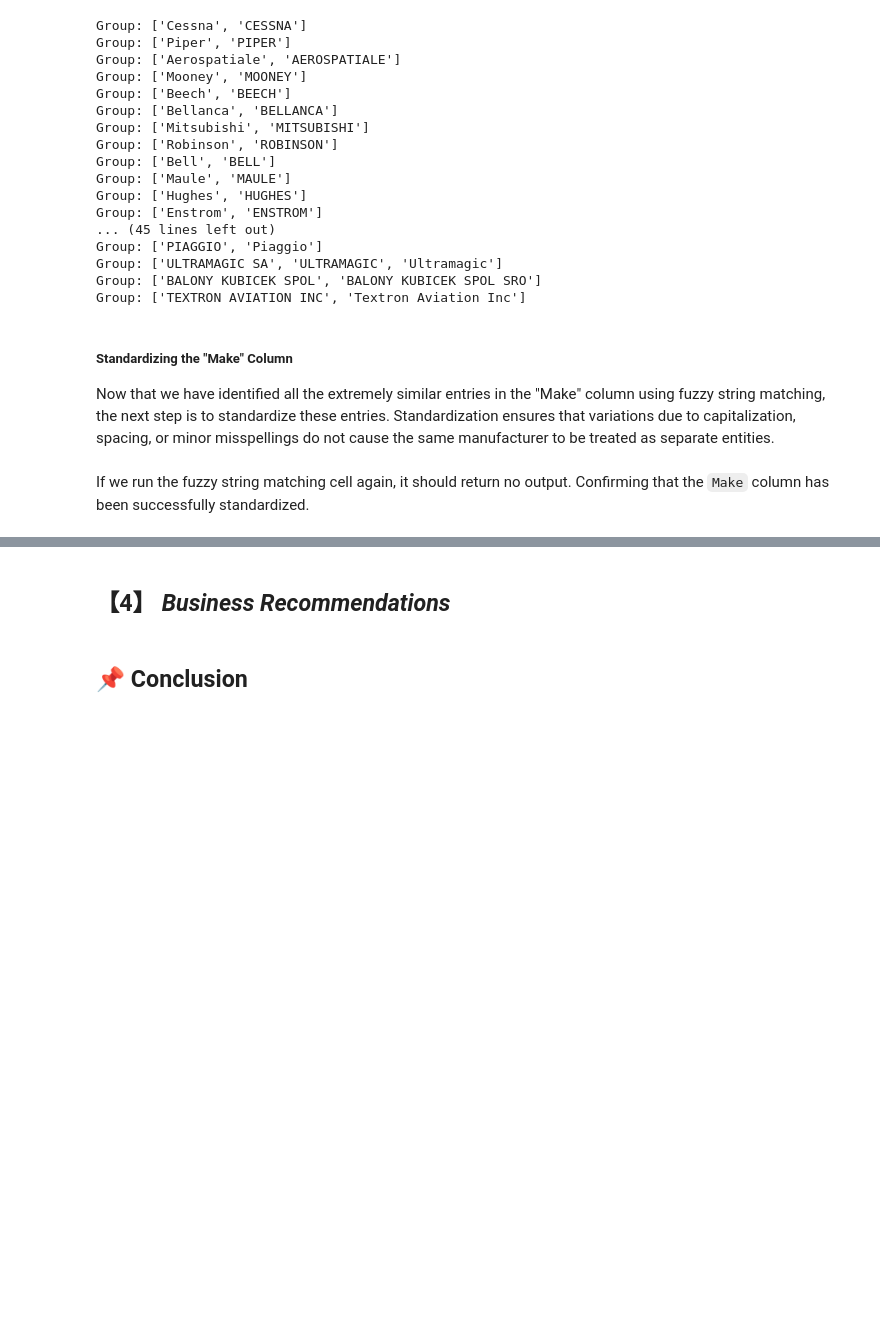
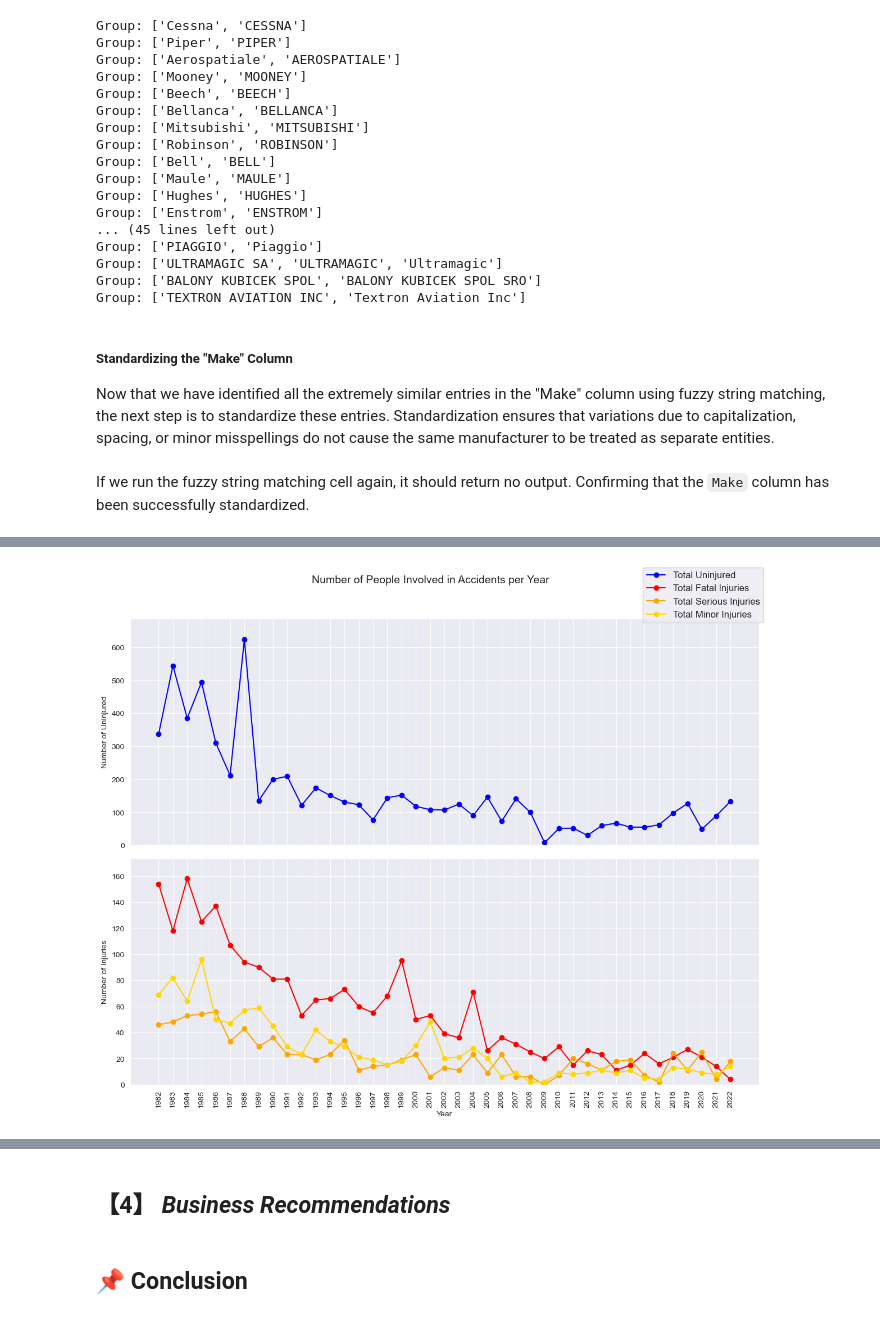
Before and after one commit to Tdoggie/phase-1-project, a Jupyter notebook: index.ipynb, the cells around one changed output, grey strips where cells are left out. Cells and saved outputs as stored; diff of their text form; code cells hidden in the pictures; blank space fills up the shorter version.

```diff
--- a/index.ipynb
+++ b/index.ipynb
@@ -779,0 +783,9 @@ By focusing on total uninjured counts, we gain a clearer perspective on which ai
+# %%
+# Group by Event.Year and sum up the respective columns
+df_yearly = df_clean.groupby("Event.Year", as_index=False)[
+    ["Total.Fatal.Injuries", "Total.Serious.Injuries", "Total.Minor.Injuries", "Total.Uninjured"]
+].sum()
+
+# Ensure the DataFrame is sorted in ascending order of years
+df_yearly = df_yearly.sort_values(by="Event.Year")
+df_yearly
@@ -779,0 +813,48 @@ By focusing on total uninjured counts, we gain a clearer perspective on which ai
+# %%
+# Create the figure and subplots
+fig, ax = plt.subplots(2, 1, figsize=(12, 10), sharex=True)
+
+# Determine appropriate y-axis limits dynamically
+uninjured_max = df_yearly["Total.Uninjured"].max()
+injuries_max = max(df_yearly["Total.Fatal.Injuries"].max(),
+                   df_yearly["Total.Serious.Injuries"].max(),
+                   df_yearly["Total.Minor.Injuries"].max())
+
+# Plot Total Uninjured
+ax[0].plot(df_yearly["Event.Year"], df_yearly["Total.Uninjured"], marker="o", linestyle="-", color="blue", label="Total Uninjured")
+ax[0].set_ylabel("Number of Uninjured")
+ax[0].set_ylim(0, uninjured_max * 1.1)  # Dynamic scaling
+ax[0].grid(True)
+
+# Plot Fatal, Serious, and Minor Injuries
+ax[1].plot(df_yearly["Event.Year"], df_yearly["Total.Fatal.Injuries"], marker="o", linestyle="-", color="red", label="Total Fatal Injuries")
+ax[1].plot(df_yearly["Event.Year"], df_yearly["Total.Serious.Injuries"], marker="o", linestyle="-", color="orange", label="Total Serious Injuries")
+ax[1].plot(df_yearly["Event.Year"], df_yearly["Total.Minor.Injuries"], marker="o", linestyle="-", color="gold", label="Total Minor Injuries")
+
+ax[1].set_ylabel("Number of Injuries")
+ax[1].set_ylim(0, injuries_max * 1.1)  # Dynamic scaling
+ax[1].grid(True)
+
+# Ensure both plots share the same x-axis scale
+ax[0].set_xticks(df_yearly["Event.Year"])
+ax[1].set_xticks(df_yearly["Event.Year"])
+ax[1].set_xlabel("Year")
+
+# Rotate x-axis labels for better readability
+plt.xticks(rotation=90)
+
+# Set title
+fig.suptitle("Number of People Involved in Accidents per Year", fontsize=14)
+
+# Combine legends and position at the top-right
+handles_0, labels_0 = ax[0].get_legend_handles_labels()
+handles_1, labels_1 = ax[1].get_legend_handles_labels()
+fig.legend(handles_0 + handles_1, labels_0 + labels_1, loc="upper right", fontsize=12)
+
+# Adjust layout for better spacing
+plt.tight_layout(rect=[0, 0, 1, 0.95])
+
+# Show the plot
+plt.show()
+# %% [output]
+[figure, added]
```
Also changed, not shown: parts of 14 cells of this notebook.
